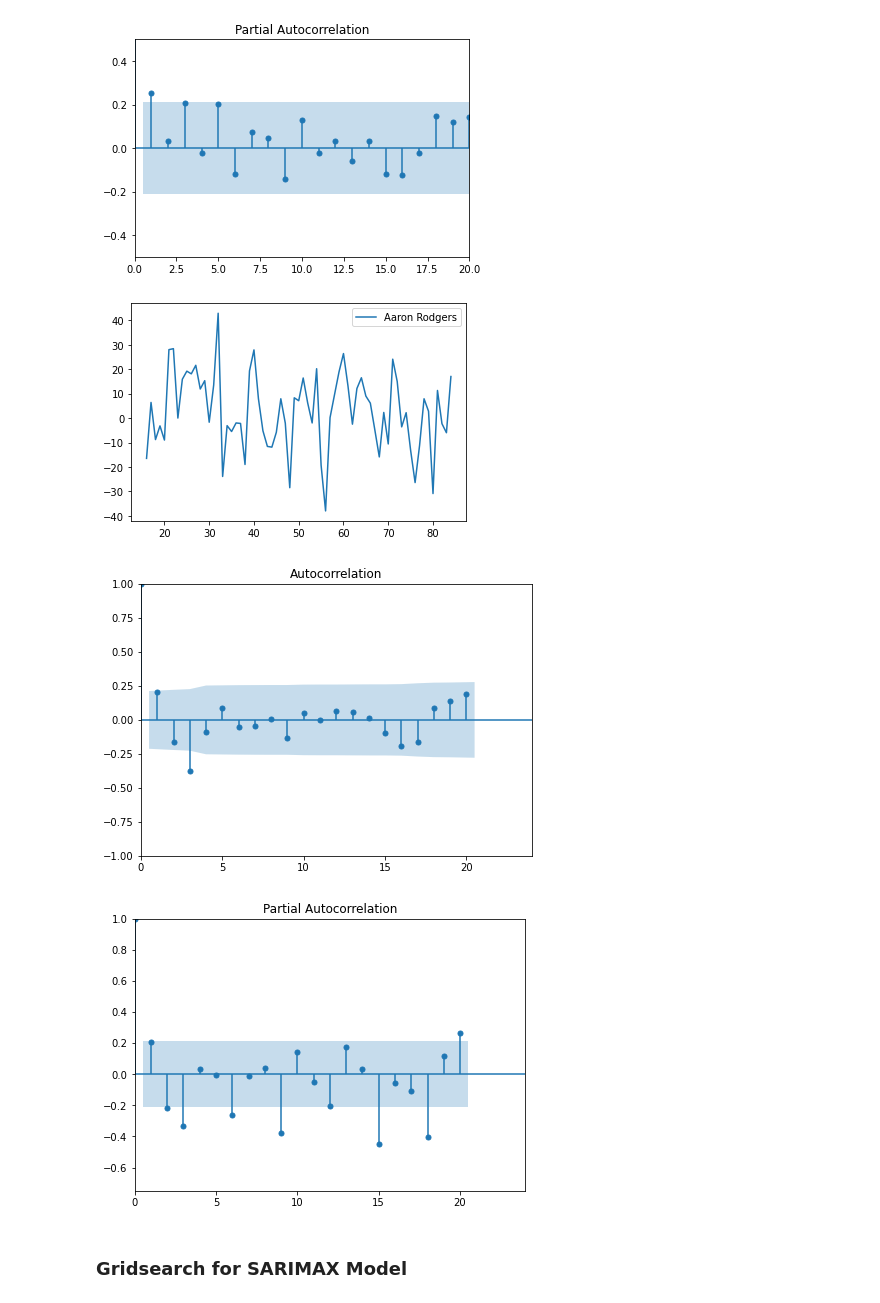
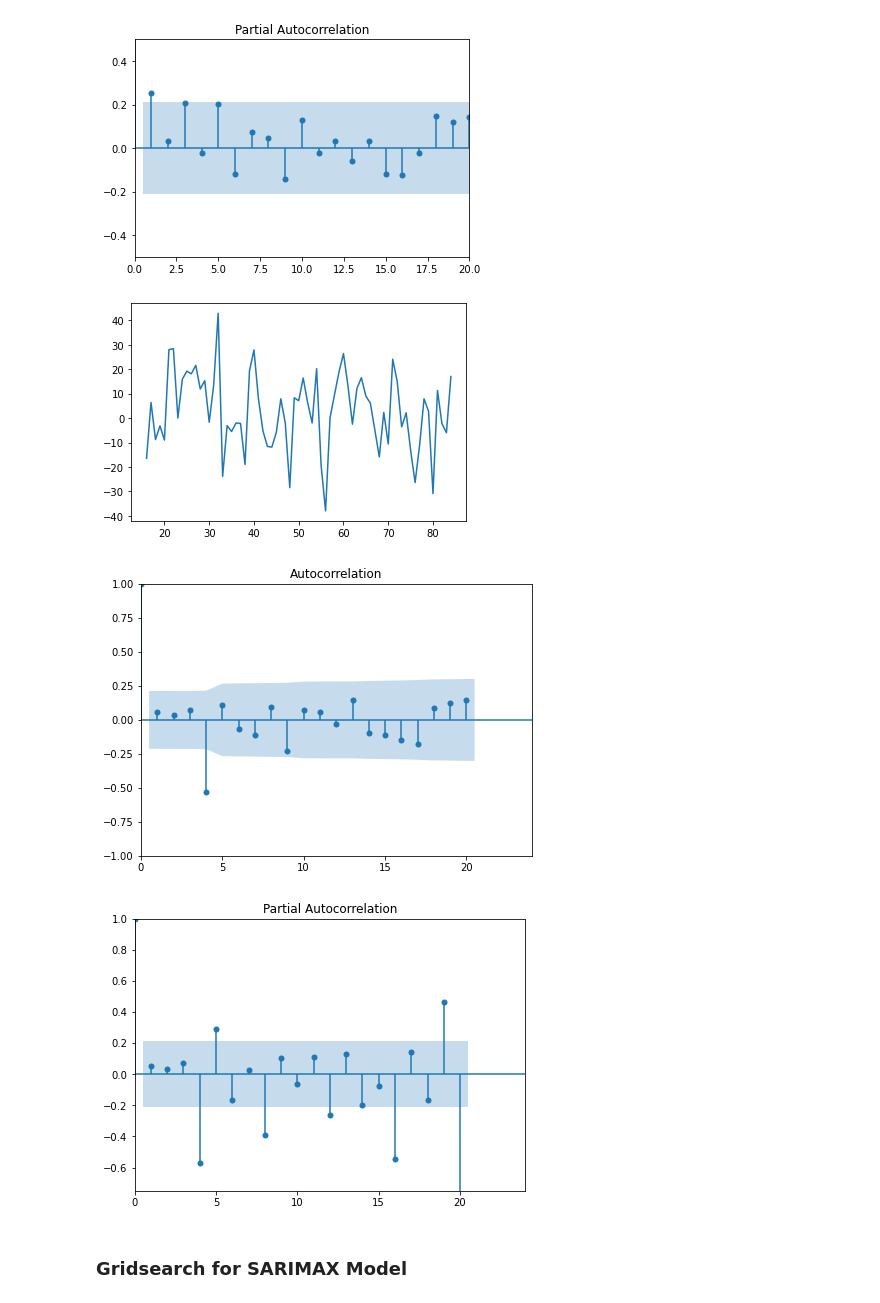
Before and after one commit to meljoy1099/fantasy-football-draft-analysis, a Jupyter notebook: notebook.ipynb, the cells around one changed output. Drawn from its saved outputs; the diff is of its cells as text; code cells hidden in the pictures.

```diff
--- a/notebook.ipynb
+++ b/notebook.ipynb
@@ -54,20 +54,17 @@ player_df.head()
 5 rows × 49 columns
 # %%
 # load in player fantasy points time series
+
 wr_ts = pd.read_csv('data/wr_ts.csv')
-wr_ts['Date'] = pd.to_datetime(wr_ts['Unnamed: 0'])
-wr_ts = wr_ts.set_index('Date').drop('Unnamed: 0', axis=1)
+wr_ts = wr_ts.drop('Unnamed: 0', axis=1).fillna(0)
 
 qb_ts = pd.read_csv('data/qb_ts.csv')
-qb_ts['Date'] = pd.to_datetime(qb_ts['Unnamed: 0'])
-qb_ts = qb_ts.set_index('Date').drop('Unnamed: 0', axis=1)
+qb_ts = qb_ts.drop('Unnamed: 0', axis=1).fillna(0)
 
 rb_ts = pd.read_csv('data/rb_ts.csv')
-rb_ts['Date'] = pd.to_datetime(rb_ts['Unnamed: 0'])
-rb_ts = rb_ts.set_index('Date').drop('Unnamed: 0', axis=1)
+rb_ts = rb_ts.drop('Unnamed: 0', axis=1).fillna(0)
 
 te_ts = pd.read_csv('data/te_ts.csv')
-te_ts['Date'] = pd.to_datetime(te_ts['Unnamed: 0'])
-te_ts = te_ts.set_index('Date').drop('Unnamed: 0', axis=1)
+te_ts = te_ts.drop('Unnamed: 0', axis=1).fillna(0)
 qb_ts.tail(20)
 # %% [output]
@@ -181,7 +220,3 @@ def decomposition_plot(ts):
     plt.legend(loc='best')
     plt.tight_layout();
     return decomposition_plot
-# %%
-
-qb_list[0] = qb_list[0].reset_index().drop('Date', axis=1).fillna(0)
-qb_list[0]
@@ -289,14 +313,14 @@ plot_pacf(qb_list[0]); plt.xlim(0,20); plt.ylim(-0.5,0.5);plt.show()
 # %%
 qb_list[0].diff(periods=16).plot();
 # %% [output]
-[figure, old version]
+[figure, new version]
 # %%
 rcParams['figure.figsize']=7,5
-plot_acf(qb_list[0].diff(periods=3).bfill()); plt.xlim(0,24); plt.show()
-plot_pacf(qb_list[0].diff(periods=3).bfill()); plt.xlim(0,24); plt.ylim(-0.75,1);plt.show()
+plot_acf(qb_list[0].diff(periods=4).bfill()); plt.xlim(0,24); plt.show()
+plot_pacf(qb_list[0].diff(periods=4).bfill()); plt.xlim(0,24); plt.ylim(-0.75,1);plt.show()
 # %% [output]
-[figure, old version]
+[figure, new version]
-[figure, old version]
+[figure, new version]
 # %% [markdown]
 ### Gridsearch for SARIMAX Model
 # %% [markdown]
```
Also changed, not shown: parts of 111 cells of this notebook, 52 other files.
